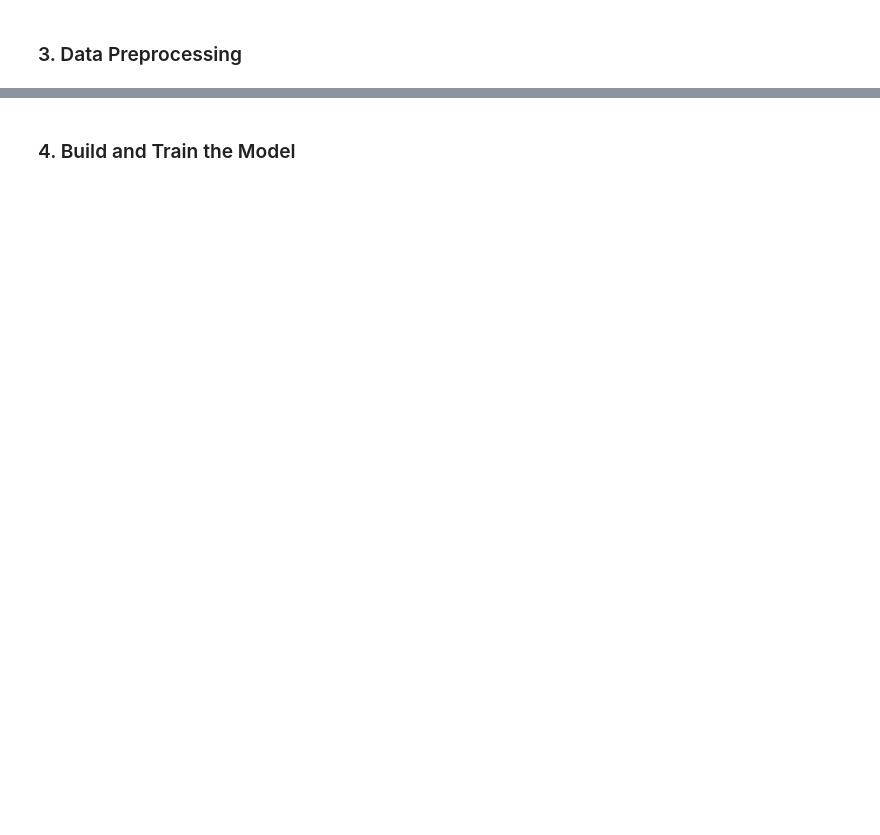
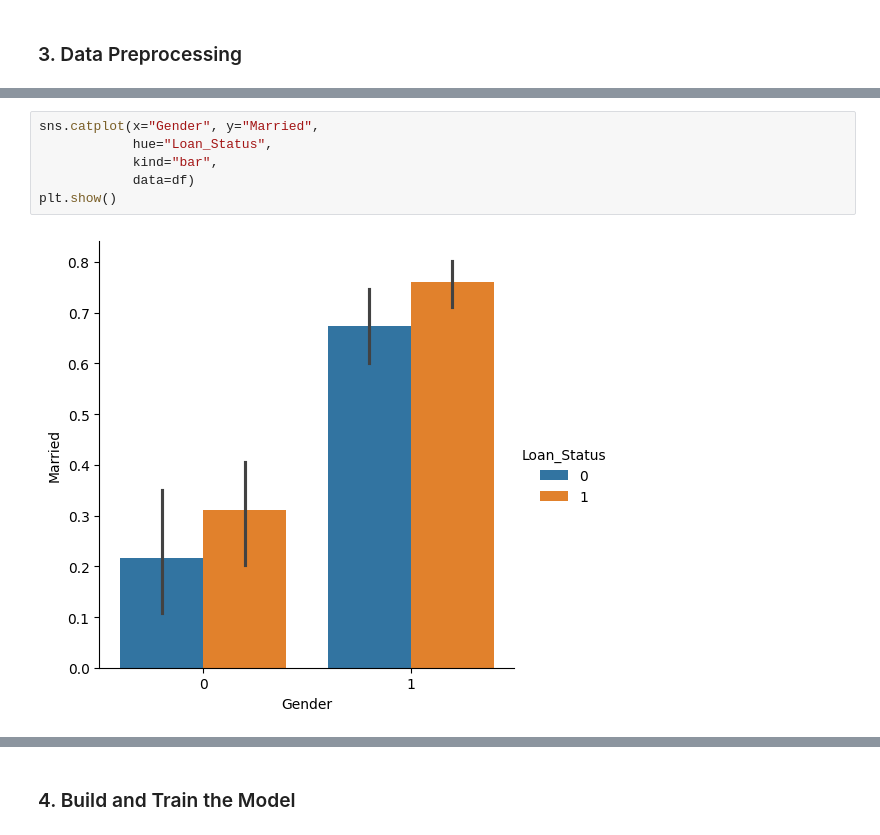
Before and after one commit to fatahrahimi330/100-Machine-Learning-Projects, a Jupyter notebook: 35-Loan Approval Prediction/loan_approval_prediction.ipynb, the cells around one changed output, grey strips where cells are left out. Cells and saved outputs as stored; diff of their text form; blank space fills up the shorter version.

```diff
--- a/35-Loan Approval Prediction/loan_approval_prediction.ipynb
+++ b/35-Loan Approval Prediction/loan_approval_prediction.ipynb
@@ -20,0 +138,8 @@ FileNotFoundError: [Errno 2] No such file or directory: 'LoanApprovalPrediction.
+# %%
+sns.catplot(x="Gender", y="Married",
+            hue="Loan_Status",
+            kind="bar",
+            data=df)
+plt.show()
+# %% [output]
+[figure, added]
```
Also changed, not shown: parts of 20 cells of this notebook, 1 other file.
